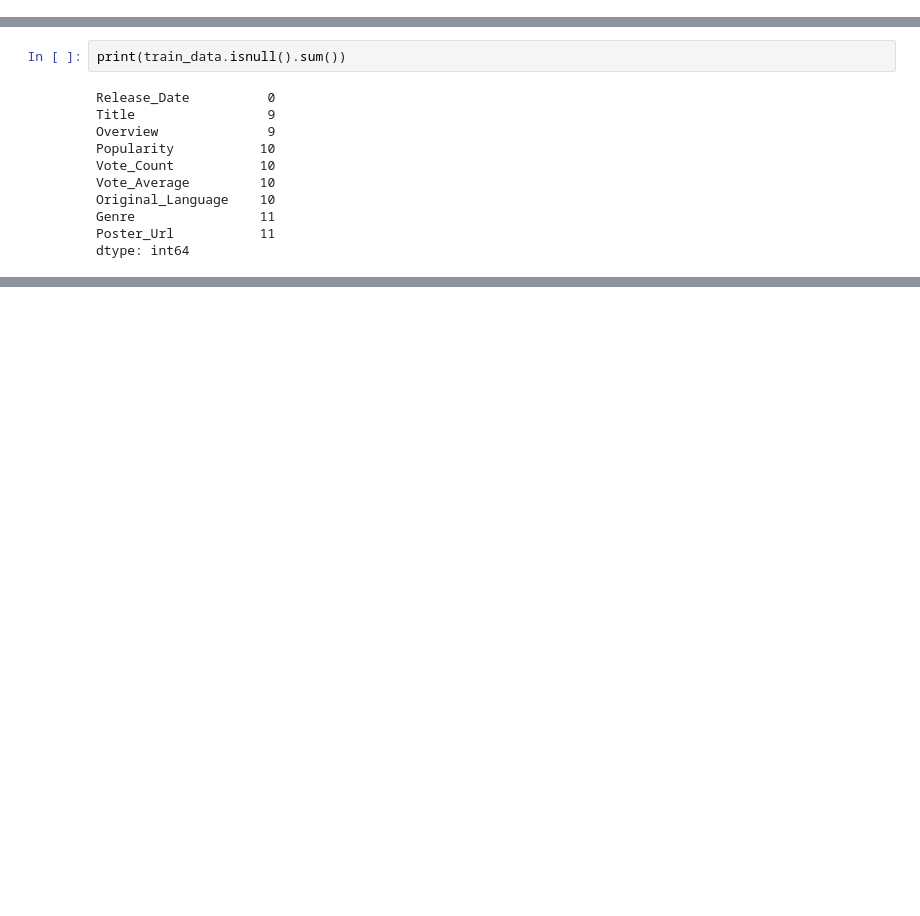
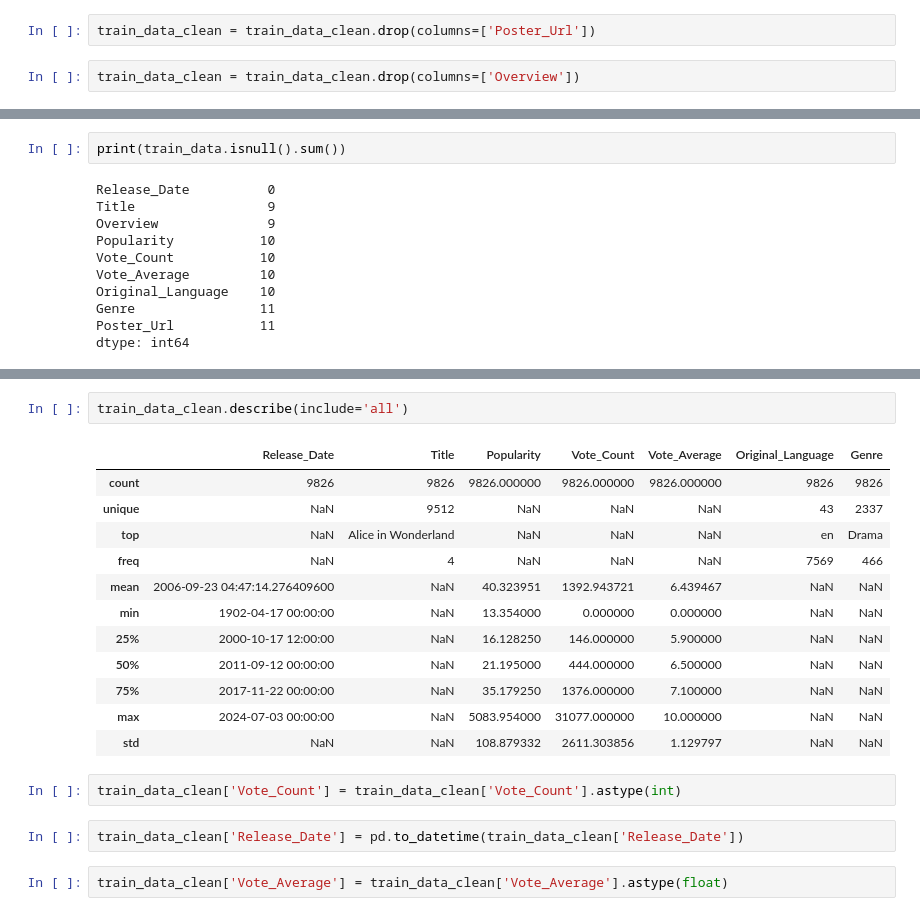
Before and after one commit to DataScience-DHBWKA/Data-Mining-Technos, a Jupyter notebook: Data-Mining-Technos.ipynb, the cells around one changed output, grey strips where cells are left out. Cells and saved outputs as stored; diff of their text form; blank space fills up the shorter version.

```diff
--- a/Data-Mining-Technos.ipynb
+++ b/Data-Mining-Technos.ipynb
@@ -35,0 +50,4 @@ train_data.head()
+# %%
+train_data_clean = train_data_clean.drop(columns=['Poster_Url'])
+# %%
+train_data_clean = train_data_clean.drop(columns=['Overview'])
@@ -57,0 +113,21 @@ sns.heatmap(train_data.isnull(),yticklabels=False,cbar=False,cmap='viridis')
+# %%
+train_data_clean.describe(include='all')
+# %% [output]
+|  | Release_Date | Title | Popularity | Vote_Count | Vote_Average | Original_Language | Genre |
+| count | 9826 | 9826 | 9826.000000 | 9826.000000 | 9826.000000 | 9826 | 9826 |
+| unique | NaN | 9512 | NaN | NaN | NaN | 43 | 2337 |
+| top | NaN | Alice in Wonderland | NaN | NaN | NaN | en | Drama |
+| freq | NaN | 4 | NaN | NaN | NaN | 7569 | 466 |
+| mean | 2006-09-23 04:47:14.276409600 | NaN | 40.323951 | 1392.943721 | 6.439467 | NaN | NaN |
+| min | 1902-04-17 00:00:00 | NaN | 13.354000 | 0.000000 | 0.000000 | NaN | NaN |
+| 25% | 2000-10-17 12:00:00 | NaN | 16.128250 | 146.000000 | 5.900000 | NaN | NaN |
+| 50% | 2011-09-12 00:00:00 | NaN | 21.195000 | 444.000000 | 6.500000 | NaN | NaN |
+| 75% | 2017-11-22 00:00:00 | NaN | 35.179250 | 1376.000000 | 7.100000 | NaN | NaN |
+| max | 2024-07-03 00:00:00 | NaN | 5083.954000 | 31077.000000 | 10.000000 | NaN | NaN |
+| std | NaN | NaN | 108.879332 | 2611.303856 | 1.129797 | NaN | NaN |
+# %%
+train_data_clean['Vote_Count'] = train_data_clean['Vote_Count'].astype(int)
+# %%
+train_data_clean['Release_Date'] = pd.to_datetime(train_data_clean['Release_Date'])
+# %%
+train_data_clean['Vote_Average'] = train_data_clean['Vote_Average'].astype(float)
```
Also changed, not shown: parts of 15 cells of this notebook.
